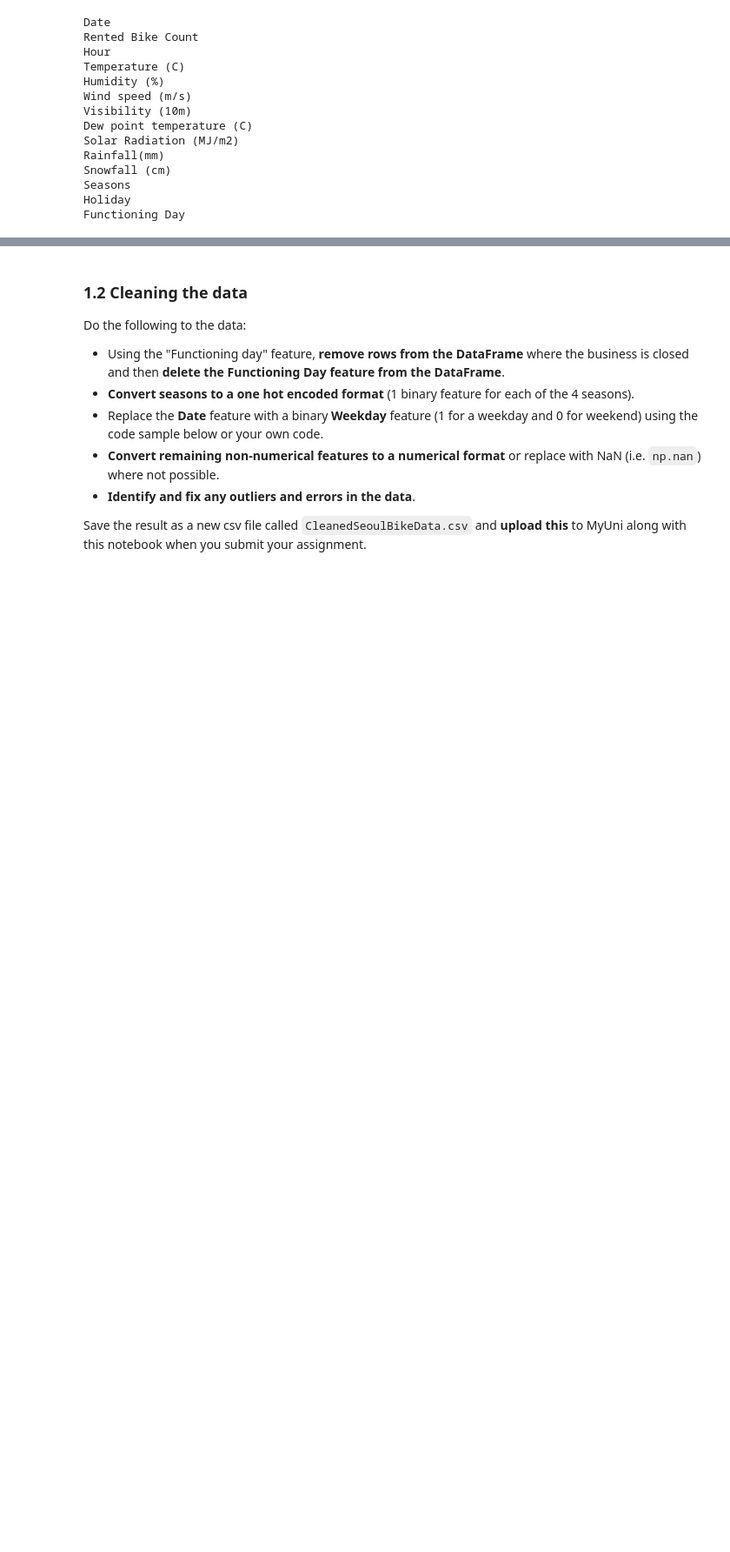
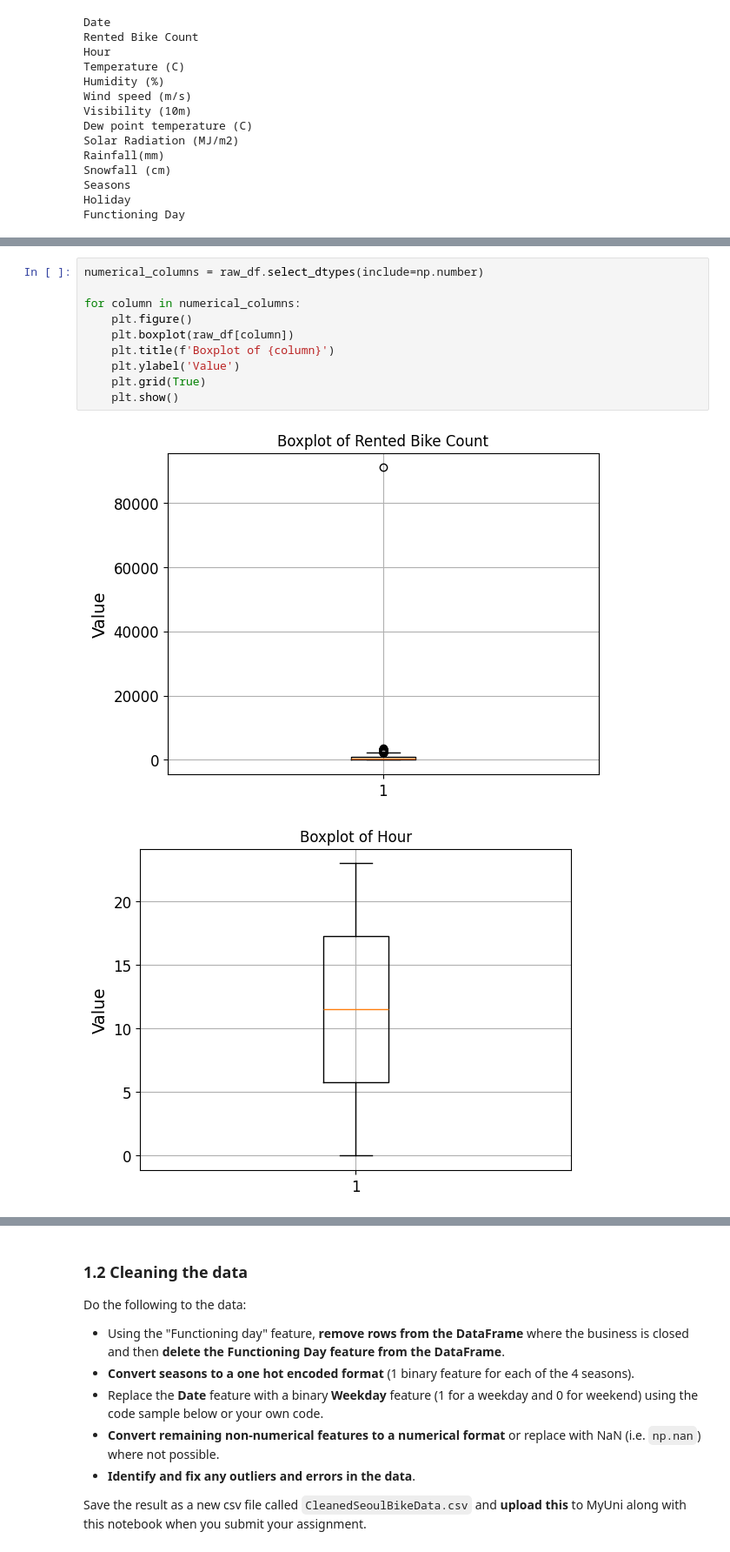
Before and after one commit to CHamilton0/COMP-SCI-7317-Using-Machine-Learning-Tools, a Jupyter notebook: assignment1/A1.ipynb, the cells around one changed output, grey strips where cells are left out. Shown at 87% size. Cells and saved outputs as stored; diff of their text form; blank space fills up the shorter version.

```diff
--- a/assignment1/A1.ipynb
+++ b/assignment1/A1.ipynb
@@ -110,0 +123,13 @@ Functioning Day
+# %%
+numerical_columns = raw_df.select_dtypes(include=np.number)
+
+for column in numerical_columns:
+    plt.figure()
+    plt.boxplot(raw_df[column])
+    plt.title(f'Boxplot of {column}')
+    plt.ylabel('Value')
+    plt.grid(True)
+    plt.show()
+# %% [output]
+[figure, added]
+[figure, added]
```
Also changed, not shown: parts of 12 cells of this notebook, 1 other file.
